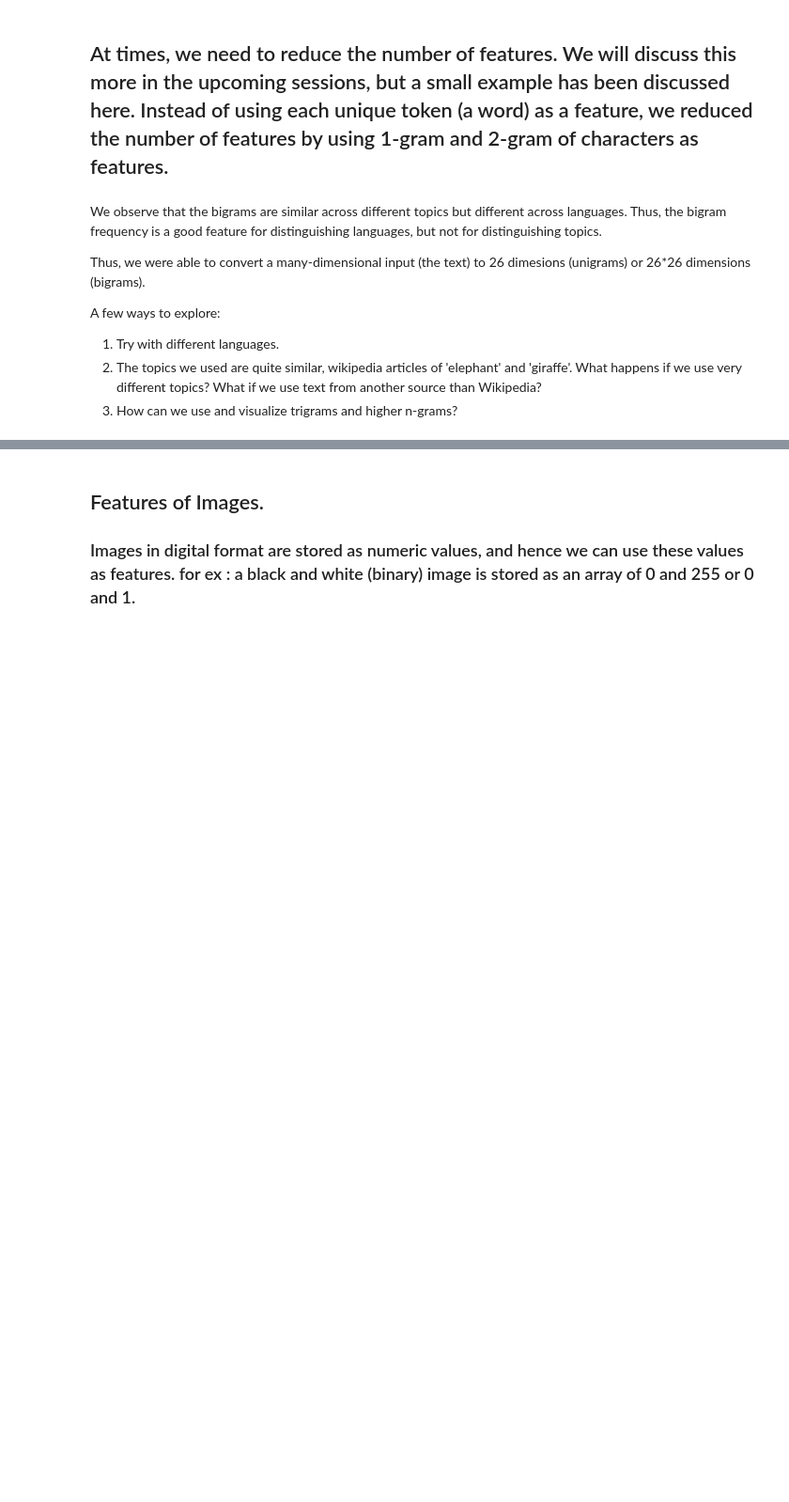
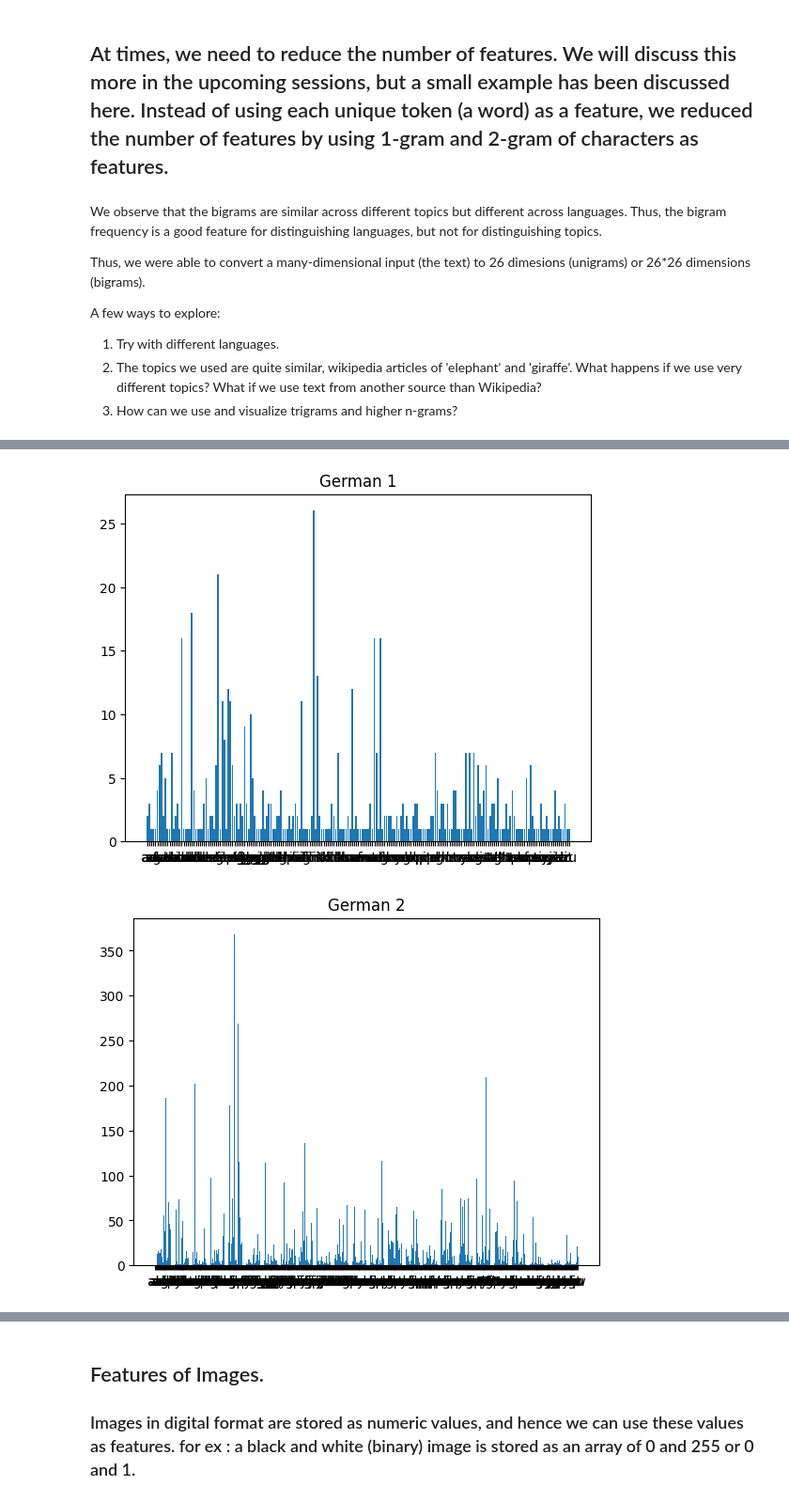
Before and after one commit to Purbayan23/FMML_Assignments, a Jupyter notebook: PS0049_FMML_Aug22_M1Lab2_DataFeatures&Augmentation.ipynb, the cells around one changed output, grey strips where cells are left out. Shown at 94% size. Drawn from its saved outputs; the diff is of its cells as text; code cells hidden in the pictures; blank space fills up the shorter version.

```diff
--- a/PS0049_FMML_Aug22_M1Lab2_DataFeatures&Augmentation.ipynb
+++ b/PS0049_FMML_Aug22_M1Lab2_DataFeatures&Augmentation.ipynb
@@ -328,0 +374,25 @@ A few ways to explore:
+# %%
+## Now instead of unigram, we will use bigrams as features, and see how useful bigrams are as features.
+
+bigram_ger1 = Counter(ngrams(ger1,2)) # bigrams
+plothistogram(bigram_ger1)
+plt.title('German 1')
+plt.show()
+
+bigram_ger2 = Counter(ngrams(ger2,2))
+plothistogram(bigram_ger2)
+plt.title('German 2')
+plt.show()
+
+bigram_es1 = Counter(ngrams(es1,2))
+plothistogram(bigram_es1)
+plt.title('Spanish 1')
+plt.show()
+
+bigram_es2 = Counter(ngrams(es2,2))
+plothistogram(bigram_es2)
+plt.title('Spanish 2')
+plt.show()
+# %% [output]
+[figure, added]
+[figure, added]
```
Also changed, not shown: parts of 25 cells of this notebook.
